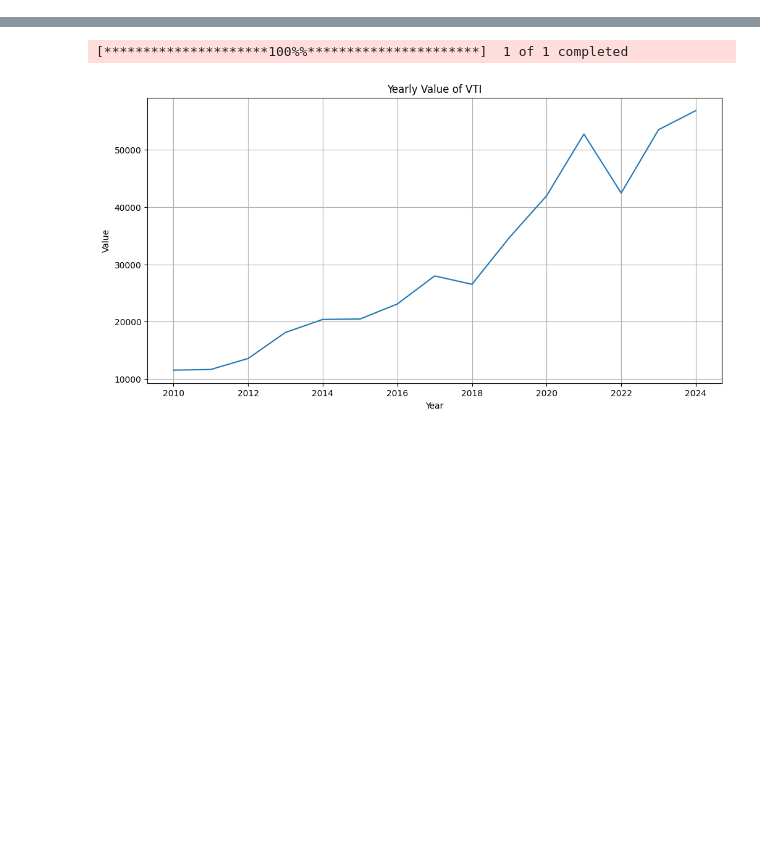
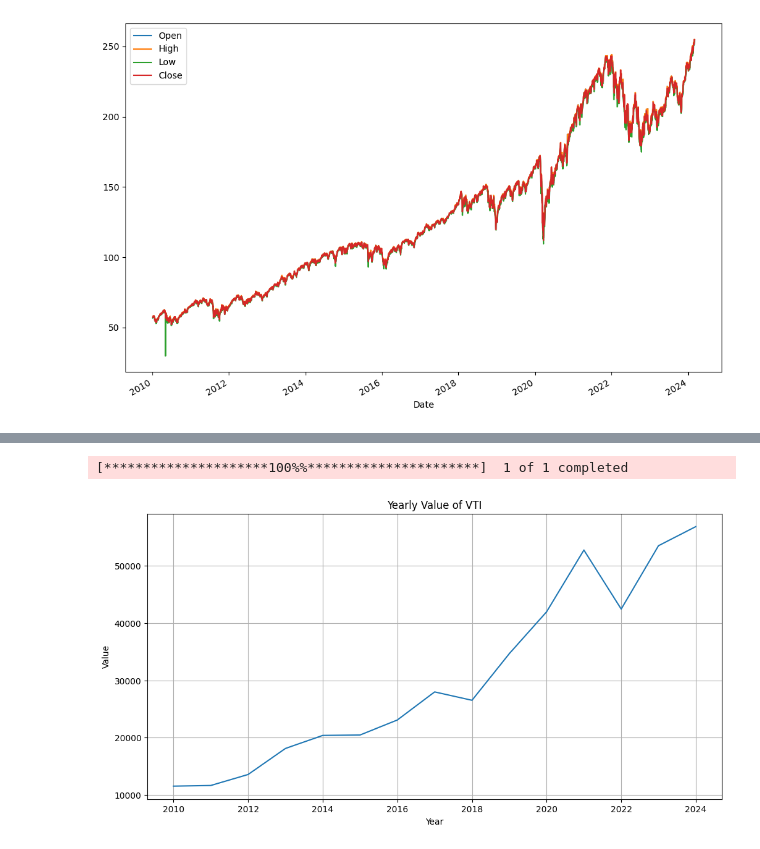
Before and after one commit to jerry860911/stock_backtest, a Jupyter notebook: us.ipynb, the cells around one changed output, grey strips where cells are left out. Saved outputs shown, nothing was run; the diff lists cells and outputs as text; code cells hidden in the pictures; blank space fills up the shorter version.

```diff
--- a/us.ipynb
+++ b/us.ipynb
@@ -33,0 +33,13 @@ Date
+# %%
+import matplotlib.pyplot as plt
+
+# 確保你的數據已經被排序，特別是如果它是時間序列數據
+data = data.sort_index()
+
+# 繪製'Open'、'High'、'Low'和'Close'的線圖
+data[['Open', 'High', 'Low', 'Close']].plot(figsize=(12, 8))
+plt.title('VTI Stock Prices')
+# 顯示圖表
+plt.show()
+# %% [output]
+[figure, added]
```
Also changed, not shown: parts of 27 cells of this notebook, 8 other files.
